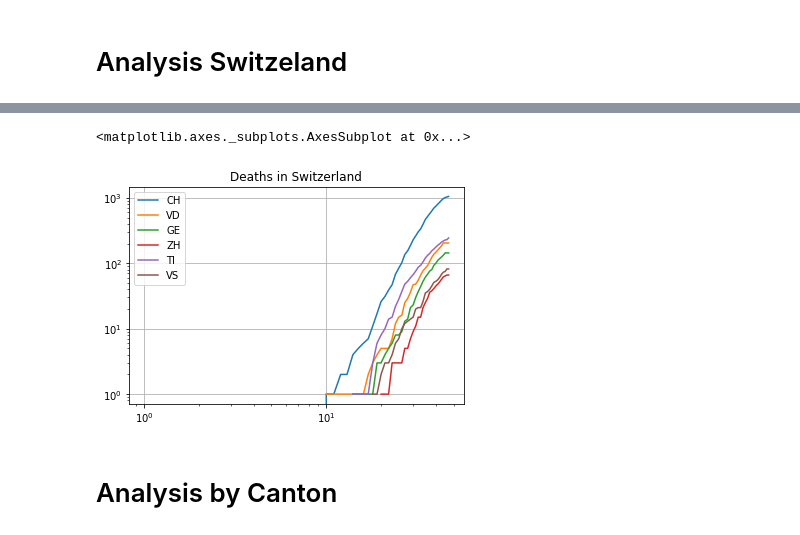
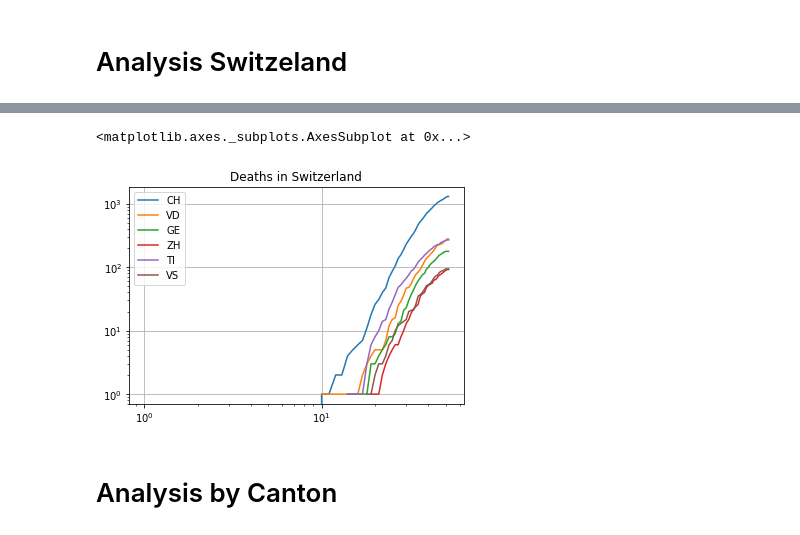
Before and after one commit to jpmieville/COVID-19_data_analyis, a Jupyter notebook: covid19_swiss.ipynb, the cells around one changed output, grey strips where cells are left out. Drawn from its saved outputs; the diff is of its cells as text; code cells hidden in the pictures.

```diff
--- a/covid19_swiss.ipynb
+++ b/covid19_swiss.ipynb
@@ -142,8 +150,8 @@ cases[df_summary.index[:6]].plot(logy=True, logx=True, grid=True, title="Cases i
 # %%
-deceased[df_summary.index[:6]].plot(logx=True, logy=True, grid=True, title="Deaths in Switzerland")
+deaths[df_summary.index[:6]].plot(logx=True, logy=True, grid=True, title="Deaths in Switzerland")
 # %% [output]
 <matplotlib.axes._subplots.AxesSubplot at 0x...>
-[figure, old version]
+[figure, new version]
 # %% [markdown]
 # Analysis by Canton
 # %%
```
Also changed, not shown: parts of 32 cells of this notebook, 3 other files.
